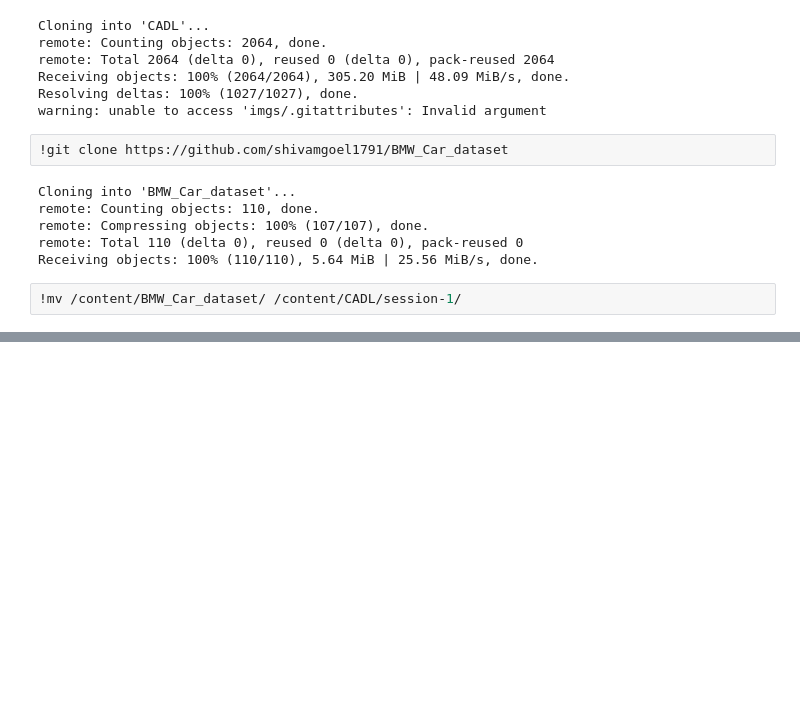
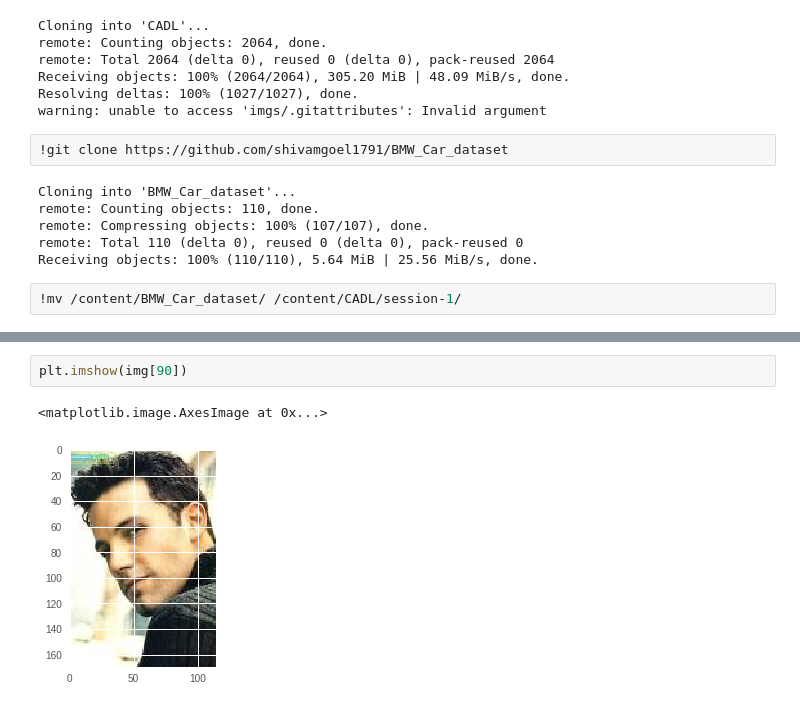
Before and after one commit to sg1791/Kadenze_Image_dataset_processing, a Jupyter notebook: Kadenze_celebface_dataset.ipynb, the cells around one changed output, grey strips where cells are left out. Saved outputs shown, nothing was run; the diff lists cells and outputs as text; blank space fills up the shorter version.

```diff
--- a/Kadenze_celebface_dataset.ipynb
+++ b/Kadenze_celebface_dataset.ipynb
@@ -26,0 +109,5 @@ Receiving objects: 100% (110/110), 5.64 MiB | 25.56 MiB/s, done.
+# %%
+plt.imshow(img[90])
+# %% [output]
+<matplotlib.image.AxesImage at 0x...>
+[figure, added]
```
Also changed, not shown: parts of 28 cells of this notebook.
